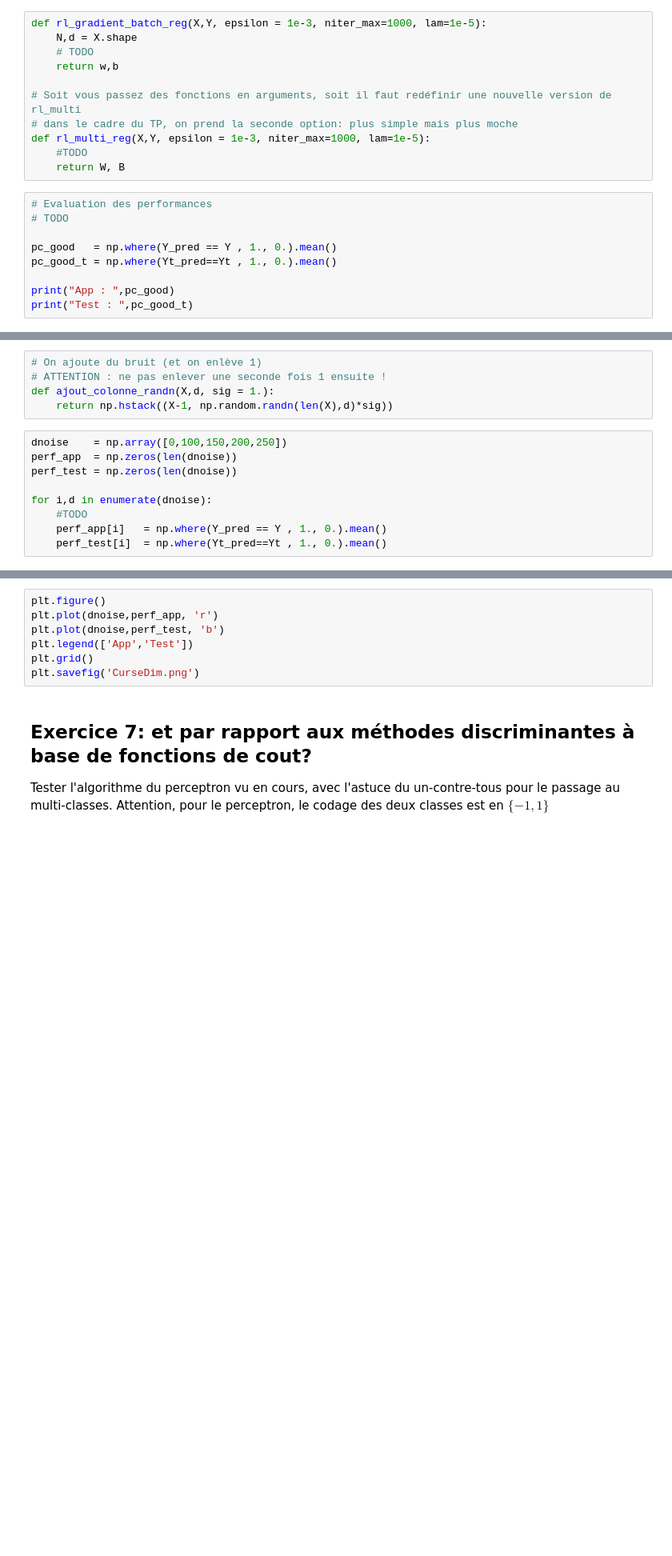
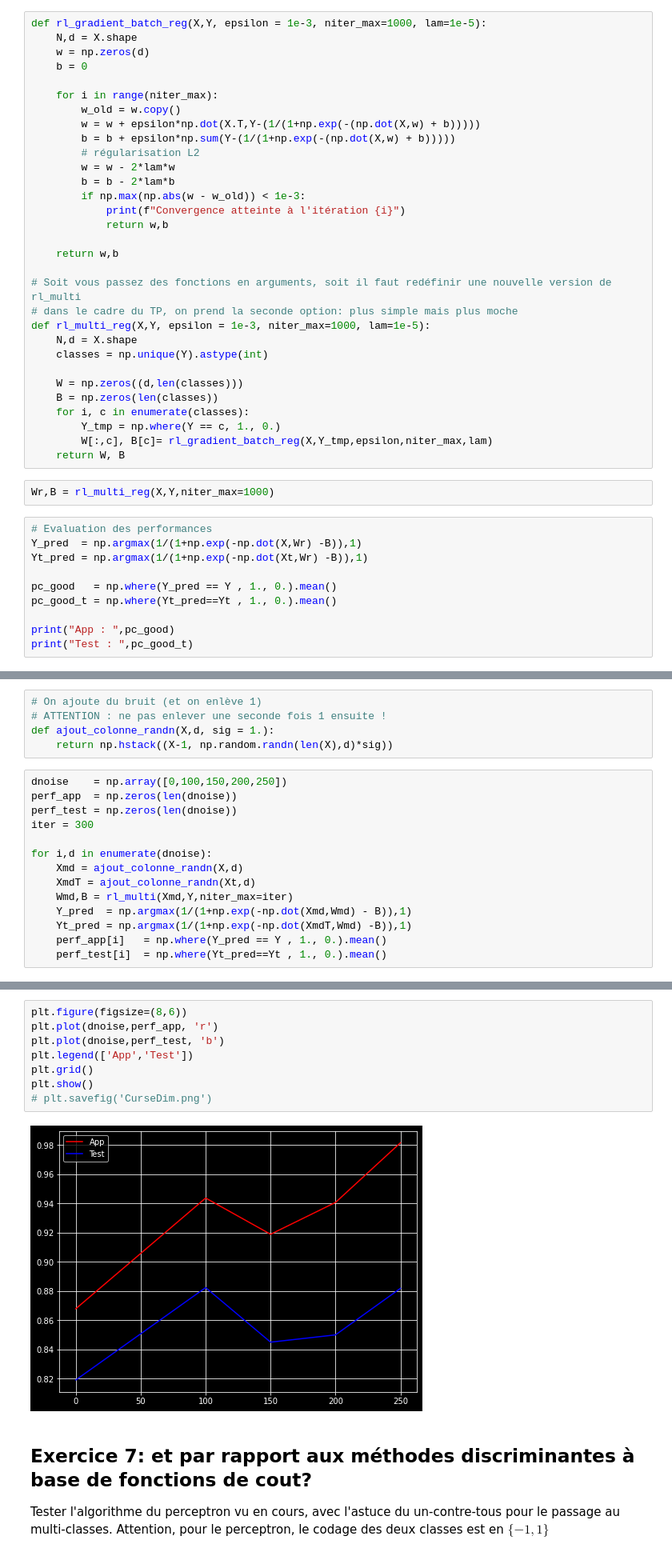
Before and after one commit to White-On/MAPSI_TME_2022, a Jupyter notebook: TME10/RegLog-etu.ipynb, the cells around one changed output, grey strips where cells are left out. Shown: that part at 80% size. Cells and saved outputs as stored; diff of their text form; blank space fills up the shorter version.

```diff
--- a/TME10/RegLog-etu.ipynb
+++ b/TME10/RegLog-etu.ipynb
@@ -518,17 +577,40 @@ En interprétant la formule ci-dessus, on se rend compte que ça ramène systém
 # %%
 def rl_gradient_batch_reg(X,Y, epsilon = 1e-3, niter_max=1000, lam=1e-5):
     N,d = X.shape
-    # TODO
+    w = np.zeros(d)
+    b = 0
+
+    for i in range(niter_max):
+        w_old = w.copy()
+        w = w + epsilon*np.dot(X.T,Y-(1/(1+np.exp(-(np.dot(X,w) + b)))))
+        b = b + epsilon*np.sum(Y-(1/(1+np.exp(-(np.dot(X,w) + b)))))
+        # régularisation L2
+        w = w - 2*lam*w
+        b = b - 2*lam*b
+        if np.max(np.abs(w - w_old)) < 1e-3:
+            print(f"Convergence atteinte à l'itération {i}")
+            return w,b
+
     return w,b
 
 # Soit vous passez des fonctions en arguments, soit il faut redéfinir une nouvelle version de rl_multi
 # dans le cadre du TP, on prend la seconde option: plus simple mais plus moche
 def rl_multi_reg(X,Y, epsilon = 1e-3, niter_max=1000, lam=1e-5):
-    #TODO
+    N,d = X.shape
+    classes = np.unique(Y).astype(int)
+
+    W = np.zeros((d,len(classes)))
+    B = np.zeros(len(classes))
+    for i, c in enumerate(classes):
+        Y_tmp = np.where(Y == c, 1., 0.)
+        W[:,c], B[c]= rl_gradient_batch_reg(X,Y_tmp,epsilon,niter_max,lam)
     return W, B
+# %%
+Wr,B = rl_multi_reg(X,Y,niter_max=1000)
 # %%
 # Evaluation des performances
-# TODO
+Y_pred  = np.argmax(1/(1+np.exp(-np.dot(X,Wr) -B)),1)
+Yt_pred = np.argmax(1/(1+np.exp(-np.dot(Xt,Wr) -B)),1)
 
 pc_good   = np.where(Y_pred == Y , 1., 0.).mean()
 pc_good_t = np.where(Yt_pred==Yt , 1., 0.).mean()
@@ -560,8 +645,13 @@ def ajout_colonne_randn(X,d, sig = 1.):
 dnoise    = np.array([0,100,150,200,250])
 perf_app  = np.zeros(len(dnoise))
 perf_test = np.zeros(len(dnoise))
+iter = 300
 
 for i,d in enumerate(dnoise):
-    #TODO
+    Xmd = ajout_colonne_randn(X,d)
+    XmdT = ajout_colonne_randn(Xt,d)
+    Wmd,B = rl_multi(Xmd,Y,niter_max=iter)
+    Y_pred  = np.argmax(1/(1+np.exp(-np.dot(Xmd,Wmd) - B)),1)
+    Yt_pred = np.argmax(1/(1+np.exp(-np.dot(XmdT,Wmd) -B)),1)
     perf_app[i]   = np.where(Y_pred == Y , 1., 0.).mean()
     perf_test[i]  = np.where(Yt_pred==Yt , 1., 0.).mean()
@@ -568,10 +664,13 @@ for i,d in enumerate(dnoise):
 # %%
-plt.figure()
+plt.figure(figsize=(8,6))
 plt.plot(dnoise,perf_app, 'r')
 plt.plot(dnoise,perf_test, 'b')
 plt.legend(['App','Test'])
 plt.grid()
-plt.savefig('CurseDim.png')
+plt.show()
+# plt.savefig('CurseDim.png')
+# %% [output]
+[figure, added]
 # %% [markdown]
 ## Exercice 7: et par rapport aux méthodes discriminantes à base de fonctions de cout?
 
```
Also changed, not shown: parts of 11 cells of this notebook, 2 other files.
